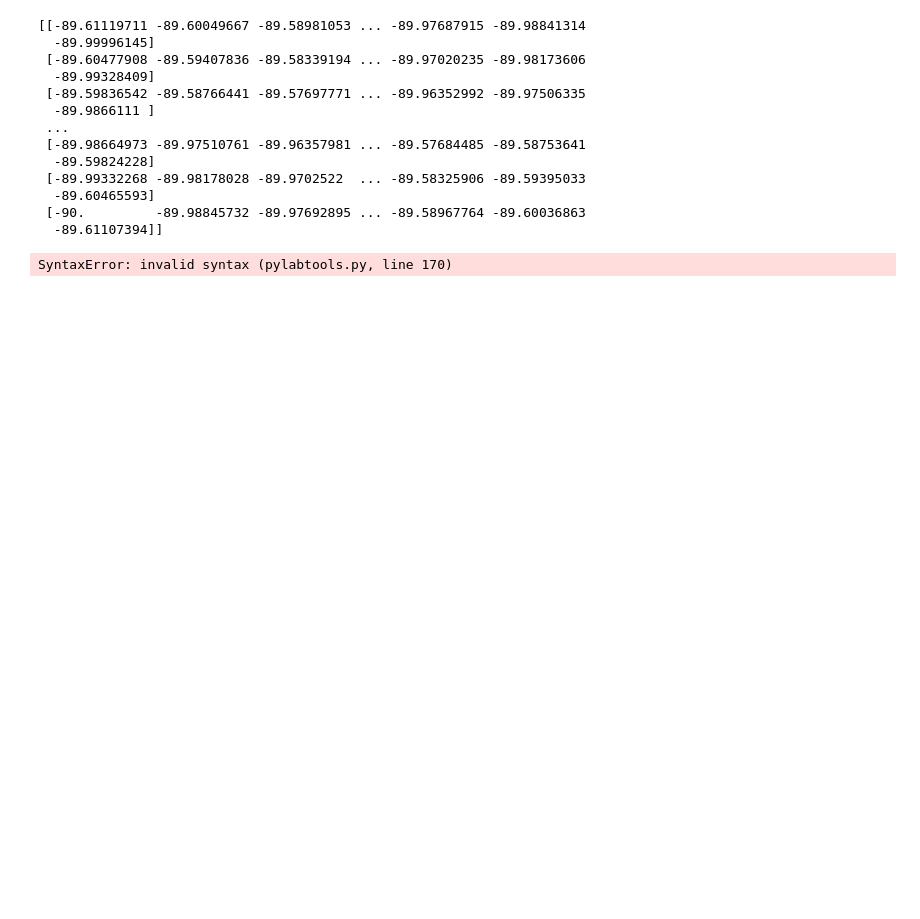
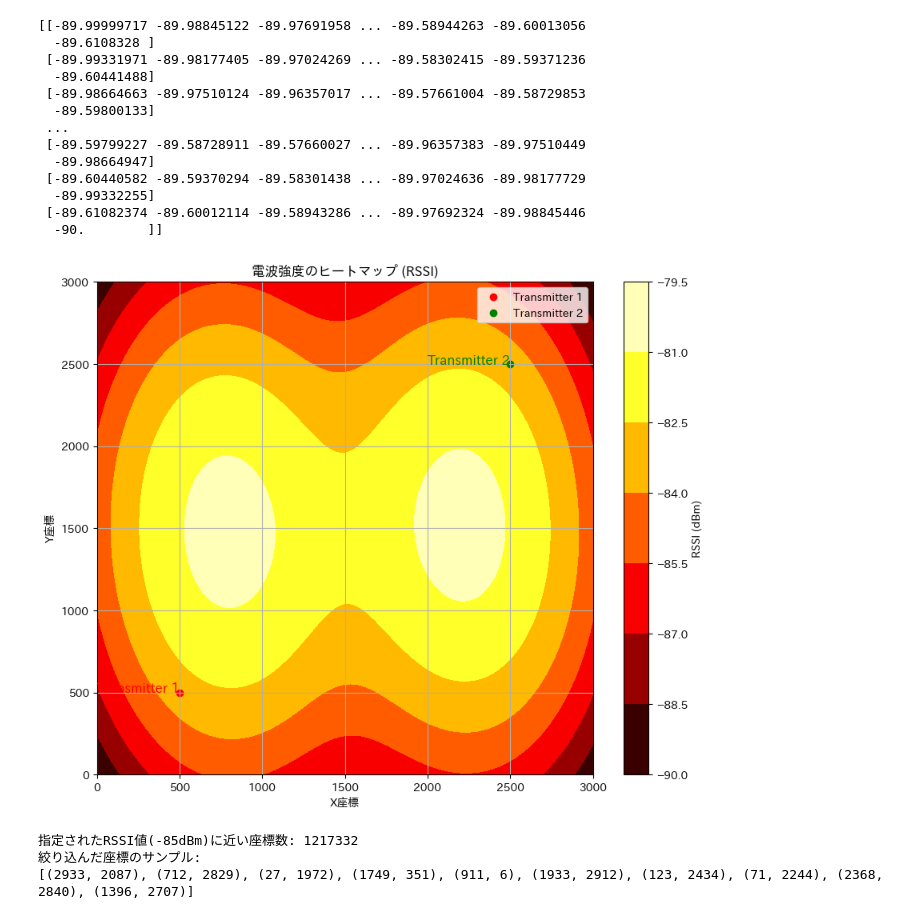
Before and after one commit to karasuneo/practice-gmm, a Jupyter notebook: floor_heatmap.ipynb, the cells around one changed output. Cells and saved outputs as stored; diff of their text form; code cells hidden in the pictures; blank space fills up the shorter version.

```diff
--- a/floor_heatmap.ipynb
+++ b/floor_heatmap.ipynb
@@ -11,12 +12,9 @@ X, Y = np.meshgrid(x, y)
 # 電波発信端末の座標とGMMのパラメータを設定
 transmitter_1 = [500, 500]  # 端末1の平均 (中心座標)
 transmitter_2 = [2500, 2500]  # 端末2の平均 (中心座標)
-transmitter_1 = [500, 2500]  # 端末3の平均 (中心座標)
-transmitter_2 = [2500, 500]  # 端末4の平均 (中心座標)
-covariance_matrix_1 = [[50000, 0], [0, 50000]]  # 端末1の共分散行列
-covariance_matrix_2 = [[30000, 10000], [10000, 30000]]  # 端末2の共分散行列
-covariance_matrix_1 = [[50000, 0], [0, 50000]]  # 端末3の共分散行列
-covariance_matrix_2 = [[30000, 10000], [10000, 30000]]  # 端末4の共分散行列
+
+covariance_matrix_1 = [[1, 0], [0, 1]]  # 端末1の共分散行列
+covariance_matrix_2 = [[0, 1], [0, 1]]  # 端末2の共分散行列
 weights = [0.5, 0.5]  # GMMの重み
 
 # ガウス混合モデルを初期化
@@ -44,22 +42,22 @@ RSSI = RSSI_max + (Z / Z_max) * (RSSI_min - RSSI_max)
 
 print(RSSI)
 # %% [output]
-[[-89.61119711 -89.60049667 -89.58981053 ... -89.97687915 -89.98841314
-  -89.99996145]
- [-89.60477908 -89.59407836 -89.58339194 ... -89.97020235 -89.98173606
-  -89.99328409]
- [-89.59836542 -89.58766441 -89.57697771 ... -89.96352992 -89.97506335
-  -89.9866111 ]
+[[-89.99999717 -89.98845122 -89.97691958 ... -89.58944263 -89.60013056
+  -89.6108328 ]
+ [-89.99331971 -89.98177405 -89.97024269 ... -89.58302415 -89.59371236
+  -89.60441488]
+ [-89.98664663 -89.97510124 -89.96357017 ... -89.57661004 -89.58729853
+  -89.59800133]
  ...
- [-89.98664973 -89.97510761 -89.96357981 ... -89.57684485 -89.58753641
-  -89.59824228]
- [-89.99332268 -89.98178028 -89.9702522  ... -89.58325906 -89.59395033
-  -89.60465593]
- [-90.         -89.98845732 -89.97692895 ... -89.58967764 -89.60036863
-  -89.61107394]]
+ [-89.59799227 -89.58728911 -89.57660027 ... -89.96357383 -89.97510449
+  -89.98664947]
+ [-89.60440582 -89.59370294 -89.58301438 ... -89.97024636 -89.98177729
+  -89.99332255]
+ [-89.61082374 -89.60012114 -89.58943286 ... -89.97692324 -89.98845446
+  -90.        ]]
 # %%
 # 指定されたRSSI値の座標を絞り込む
-target_RSSI = -60  # 絞り込みたいRSSI値 (例: -60dBm)
+target_RSSI = -85  # 絞り込みたいRSSI値 (例: -60dBm)
 tolerance = 0.5  # 許容誤差 (例: ±0.5dBm)
 
 # 絞り込み条件に合致する座標を取得
@@ -71,35 +69,53 @@ filtered_coordinates = list(zip(X[indices], Y[indices]))
 # 座標を丸める
 rounded_coordinates = [(round(x), round(y)) for x, y in filtered_coordinates]
 
 # 重複を削除
 unique_coordinates = list(set(rounded_coordinates))
 
+
 # プロット
 plt.figure(figsize=(10, 8))
-plt.cont    ourf(X, Y, RSSI, cmap="hot")
+plt.contourf(X, Y, RSSI, cmap="hot")
 plt.colorbar(label="RSSI (dBm)")
-plt.scatter(
-    *zip(*unique_coordinates), color="blue", marker="x", label="Target RSSI Area"
-)
+
 plt.scatter(
     transmitter_1[0], transmitter_1[1], color="red", marker="o", label="Transmitter 1"
 )
 plt.scatter(
     transmitter_2[0], transmitter_2[1], color="green", marker="o", label="Transmitter 2"
+)
+plt.text(
+    transmitter_1[0],
+    transmitter_1[1],
+    "Transmitter 1",
+    color="red",
+    fontsize=12,
+    ha="right",
+)
+plt.text(
+    transmitter_2[0],
+    transmitter_2[1],
+    "Transmitter 2",
+    color="green",
+    fontsize=12,
+    ha="right",
 )
 plt.xlabel("X座標")
 plt.ylabel("Y座標")
 plt.title("電波強度のヒートマップ (RSSI)")
 plt.legend()
 plt.grid(True)
 plt.show()
 
 # 絞り込んだ座標の表示
 print(f"指定されたRSSI値({target_RSSI}dBm)に近い座標数: {len(unique_coordinates)}")
 if len(unique_coordinates) > 0:
     print("絞り込んだ座標のサンプル:")
     print(unique_coordinates[:10])  # 最初の10個を表示
 else:
     print("指定されたRSSI値に近い座標が見つかりませんでした。")
 # %% [output]
+[figure, added]
-SyntaxError: invalid syntax (pylabtools.py, line 170)
+指定されたRSSI値(-85dBm)に近い座標数: 1217332
+絞り込んだ座標のサンプル:
+[(2933, 2087), (712, 2829), (27, 1972), (1749, 351), (911, 6), (1933, 2912), (123, 2434), (71, 2244), (2368, 2840), (1396, 2707)]
```
Also changed, not shown: parts of 1 cell of this notebook, 3 other files.
